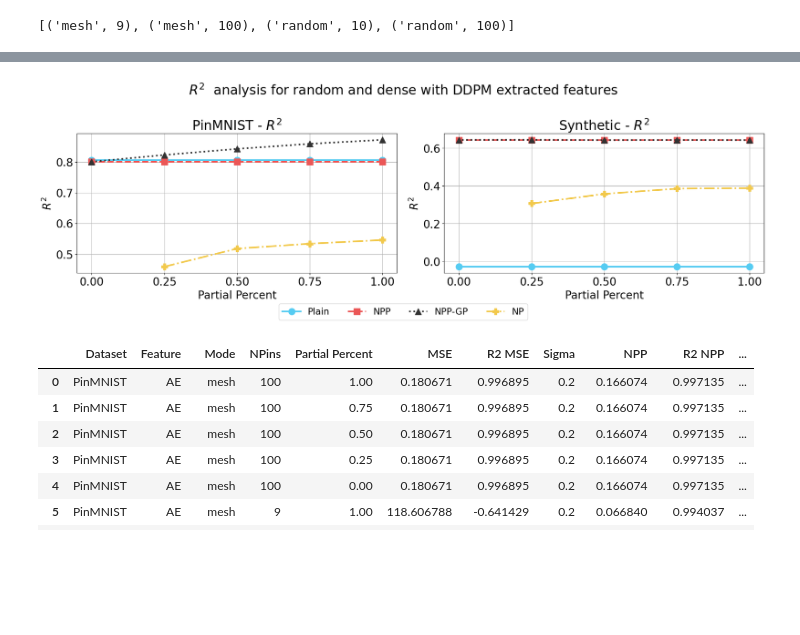
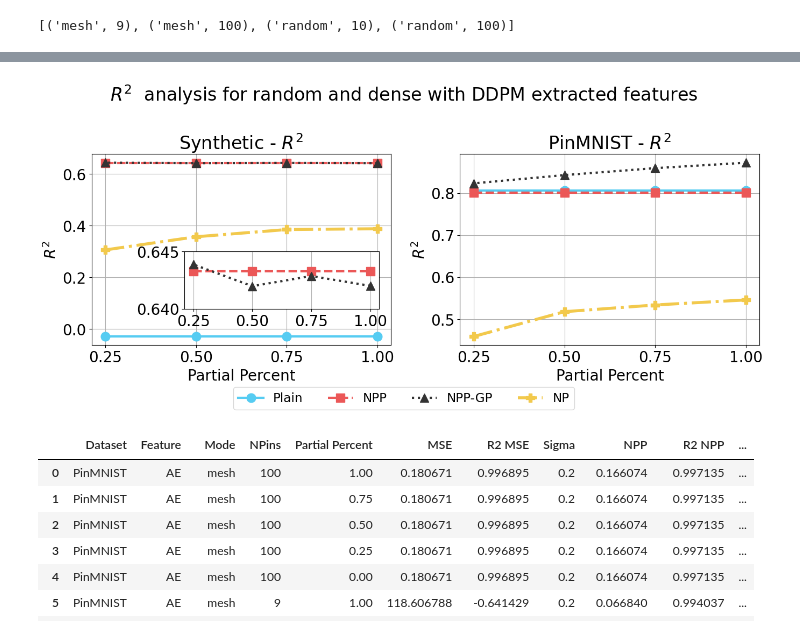
Before and after one commit to neu-spiral/Neural-Point-Processes, a Jupyter notebook: Results.ipynb, the cells around one changed output, grey strips where cells are left out. Cells and saved outputs as stored; diff of their text form; code cells hidden in the pictures; blank space fills up the shorter version.

```diff
--- a/Results.ipynb
+++ b/Results.ipynb
@@ -9,6 +9,7 @@ import matplotlib.pyplot as plt
 def extract_info_from_config(config_path):
     with open(config_path, 'r') as config_file:
         config_data = json.load(config_file)
+        experiment_id = config_data.get('experiment_id', '')
         dataset = config_data.get('dataset', '')
         feature = config_data.get('feature', '')
         mode = config_data.get('mode', '')
@@ -19,7 +20,7 @@ def extract_info_from_config(config_path):
             manual = 'Yes' if manual else 'No'
         except:
             manual = 'No'
-    return dataset, feature, mode, param, deeper, manual
+    return experiment_id, dataset, feature, mode, param, deeper, manual
 
 # Function to parse the test_PinMNIST files
 def parse_test(file_path):
@@ -55,8 +56,9 @@ def parse_res(file_path):
 
     return mse, r2mse, sigma, npp, r2npp, gp, r2gp
 
-def append(df, pp, mse, r2mse, sigma, npp, r2npp, gp, r2gp, dataset, feature, mode, param, deeper, manual='No'):
+def append(exp_id, df, pp, mse, r2mse, sigma, npp, r2npp, gp, r2gp, dataset, feature, mode, param, deeper, manual='No'):
     return pd.concat([df, pd.DataFrame({
+        'Experiment ID': [exp_id],
         'Dataset': [dataset],
         'Feature': [feature],
         'Extra layers': [deeper],
@@ -320,3 +342,16 @@ NP = [PinMNIST, Synthetic, Buildings]
+# %%
+x = [0.25, 0.50, 0.75, 1.00]
+
+Rotterdam_NPP_GP = {
+ "mesh_sparse": [0.248, 0.248, 0.248, 0.248],  # Grid Sparse
+ "mesh_dense": [0.211, 0.211, 0.211, 0.211],  # Grid Dense
+ "mesh_ultradense": [0.174, 0.174, 0.174, 0.174],   # Grid Ultradense
+ "random_sparse": [0.126, 0.121, 0.108, 0.099], # Random Sparse
+ "random_dense": [0.251, 0.255, 0.256, 0.261], # Random Dense
+ "random_ultradense": [0.132, 0.142, 0.162, 0.178]  # Random Ultradense
+}
+
+NPP_GP = [None, None, Rotterdam_NPP_GP]
 # %%
 # Correcting the variable naming conflict and trying again
 import matplotlib.pyplot as plt
@@ -399,13 +491,13 @@ font = {'size': 20}
 matplotlib.rc('font', **font)
 
 # Filter the DataFrame for rows where Feature is equal to "AE"
-df_ae = df[(df['Feature'] == 'DDPM') & (df['Extra layers'] == False)]
+df_ae = df[(df['Feature'] == 'DDPM')]
 
 # Settings for visualization
 metrics = ['R2']
-data_groups = ['MSE', 'NPP', 'GP']
-data_names = ['Plain', 'NPP', 'NPP-GP']
-datasets = df_ae['Dataset'].unique()
+data_groups = ['MSE', 'NPP']
+data_names = ['Plain', 'NPP']
+datasets = ['Synthetic', 'PinMNIST']
 modes = ['random'] #df_ae['Mode'].unique()
 npins = [100] #df_ae['NPins'].unique()
 mode_name = 'random' if modes[0] == 'random' else 'grid'
@@ -414,49 +506,87 @@ density = 'dense' if npins[0] == 100 else 'sparse'
 colors= ["#56CCF2", "#EB5757", "#333333", "#F2C94C"] #["#56CCF2", None, "#EB5757", None, "#333333", "#F2C94C"]
 linestyles = ['-', '--', ':', '-.']
 markers = ['o', 's', '^', 'P']
-fig, axs = plt.subplots(len(metrics), len(datasets), figsize=(19, 6), sharex=True)
+fig, axs = plt.subplots(len(metrics), len(datasets), figsize=(14, 6), sharex=True)
 # Function to plot the lines, with fixed variable naming
 def plot_lines(ax, k, metric):
+    if k == 2 and modes[0] == 'mesh':
+        if npins[0] == 9:
+            npins[0] = 16
+        if npins[0] == 100:
+            npins[0] = 121
     for mode_idx, mode in enumerate(modes):
         for npins_idx, npins_value in enumerate(sorted(npins)):  # Corrected variable name here
             for data_group_idx, data_group in enumerate(data_groups):
                 # Filter the dataset for the specific conditions
                 df_filtered = df_ae[(df_ae['Dataset'] == datasets[k]) & (df_ae['Mode'] == mode) &
                                     (df_ae['NPins'] == npins_value)]
                 if df_filtered.empty:
-                    continue
+                    print('HEY')
                 label = data_names[data_group_idx]
                 color = colors[data_group_idx] #colors[mode_idx * len(npins) + list(sorted(npins)).index(npins_value)]
                 linestyle = linestyles[data_group_idx] #linestyles[data_group_idx]
                 marker =  markers[data_group_idx] #markers[data_group_idx]
-                ax.plot(df_filtered['Partial Percent'], df_filtered[data_group] if metric == 'MSE' else df_filtered[f'R2 {data_group}'],
+                value = df_filtered[df_filtered['Partial Percent'] == 1.0][data_group].values[0] if metric == 'MSE' else df_filtered[df_filtered['Partial Percent'] == 1.0][f'R2 {data_group}'].values[0]
+                ax.plot(x, [value]*len(x),
                         label=label, color=color, linestyle=linestyle, marker=marker, markersize=12, linewidth=3)
-    ax.plot(x_NP, NP[j][f"{modes[0]} {density}"],
-                        label="NP", color=colors[3], linestyle=linestyles[3], marker=markers[3], markersize=12, linewidth=3)
+    if k == 2:
+        ax.plot(x, NPP_GP[j][f"{modes[0]}_{density}"],
+                        label="NPP-GP", color=colors[2], linestyle=linestyles[2], marker=markers[2], markersize=12, linewidth=3)
+    else:
+        df_filtered = df_ae[(df_ae['Dataset'] == datasets[k]) & (df_ae['Mode'] == mode) &
+                                    (df_ae['NPins'] == npins_value)]
+        ax.plot(df_filtered[df_filtered['Partial Percent'] != 0.0]['Partial Percent'], df_filtered[df_filtered['Partial Percent'] != 0.0][f'R2 GP'],
+                        label="NPP-GP", color=colors[2], linestyle=linestyles[2], marker=markers[2], markersize=12, linewidth=3)
+
+
+
+    ax.plot(x, NP[j][f"{modes[0]}_{density}"],
+                        label="NP", color=colors[3], linestyle=linestyles[3], marker=markers[3], markersize=12, linewidth=4)
 # Re-plotting for each subplot with the corrected function
 
 for j, dataset in enumerate(datasets):
     plot_lines(axs[j], j, metrics[0])
-    #if i == 0:
-    #    axs[i, j].set_yscale('log')
+    #if j == 1:
+    #    axs[j].set_ylim([0.92, 0.96])
     axs[j].set_title(f'{dataset} - $R^2$')
     axs[j].set_xlabel('Partial Percent')
     axs[j].set_ylabel('$R^2$')
     #axs[j].set_ylim([-1.1,1.1])
-    axs[j].set_xticks([0.00, 0.25, 0.50, 0.75, 1.00])
+    axs[j].set_xticks([0.25, 0.50, 0.75, 1.00])
     #axs[i, j].legend(loc='best', fontsize='small')
     axs[j].grid(True)
+    # Add the zoom-in subplot for the second dataset (PinMNIST)
+    if j == 0:  # Assuming PinMNIST is the second dataset
+        # Set the limits for the zoomed-in area
+        #axs[j].set_ylim([0.93, 0.97])
+
+        # Create a new inset subplot with a zoomed view
+        inset_ax = axs[j].inset_axes([0.31, 0.19, 0.65, 0.30])  # [x, y, width, height] in fractions of figure width and height
+        plot_lines(inset_ax, j, metrics[0])
+        inset_ax.set_ylim([0.640, 0.645])
+        inset_ax.set_xticks([0.25, 0.50, 0.75, 1.00])
+        inset_ax.grid(True)
+    if j == 5:  # Assuming PinMNIST is the second dataset
+        # Set the limits for the zoomed-in area
+        #axs[j].set_ylim([0.93, 0.97])
+
+        # Create a new inset subplot with a zoomed view
+        inset_ax = axs[j].inset_axes([0.3, 0.35, 0.65, 0.30])  # [x, y, width, height] in fractions of figure width and height
+        plot_lines(inset_ax, j, metrics[0])
+        inset_ax.set_ylim([0.5526, 0.5532])
+        inset_ax.set_xticks([0.25, 0.50, 0.75, 1.00])
+        inset_ax.grid(True)
 
 handles, labels = axs[0].get_legend_handles_labels()
 
 # Placing a global legend below the subplots
 fig.legend(handles, labels, loc='lower center', bbox_to_anchor=(0.5, -0.05), ncol=4, fontsize='small')
 fig.suptitle(f'$R^2$  analysis for {mode_name} and {density} with DDPM extracted features')
 plt.tight_layout()
 plt.savefig(f"DDPM_Results_{mode_name}_{density}.pdf", format="pdf", bbox_inches="tight", transparent=True)
 plt.show()
 # %% [output]
-[figure, old version]
+[figure, new version]
 # %%
 df[(df['Dataset'] == 'PinMNIST') & (df['Extra layers'] == False)].drop(labels='Extra layers', axis=1).reset_index(drop=True).to_csv('pinMNIST.csv', index=False)
 df[(df['Dataset'] == 'PinMNIST') & (df['Extra layers'] == False)].drop(labels='Extra layers', axis=1).reset_index(drop=True)
```
Also changed, not shown: parts of 12 cells of this notebook.
